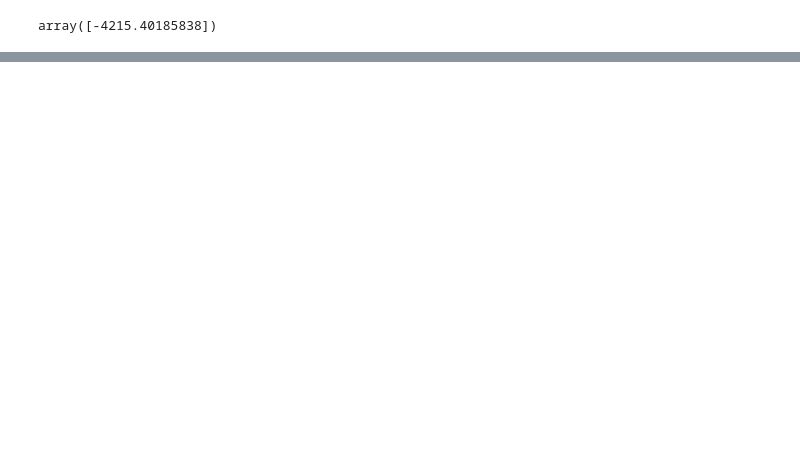
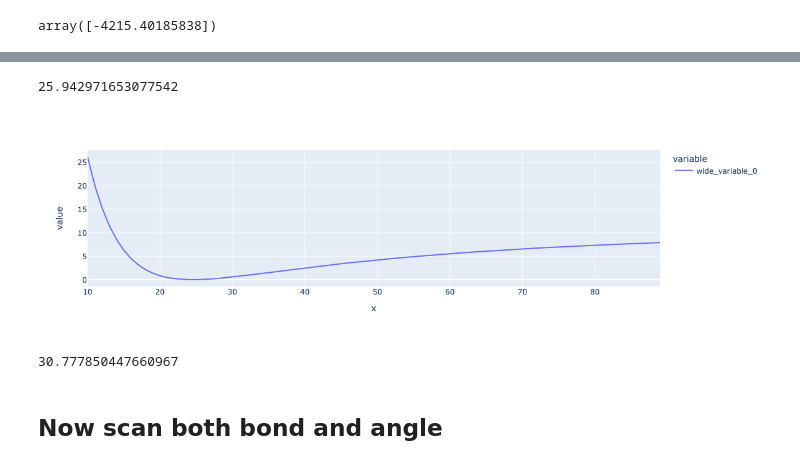
Before and after one commit to laserchemist/MD_MLPES, a Jupyter notebook: code/sgdml.ipynb, the cells around one changed output, grey strips where cells are left out. Drawn from its saved outputs; the diff is of its cells as text; code cells hidden in the pictures; blank space fills up the shorter version.

```diff
--- a/code/sgdml.ipynb
+++ b/code/sgdml.ipynb
@@ -185 +187,29 @@ fig.show()
 [figure]
+# %%
+mol.get_angle(1,2,7)
+# %% [output]
+25.942971653077542
+# %%
+mol.set_angle(1,2,7, 20)
+mol.set_distance(2,8, 0.97) # O-H distance
+# %%
+ena = np.array([])
+ang = np.array([])
+for a in np.arange(10,90,1):
+    mol.set_angle(1,2,7,a) # O-H distance
+    ang = np.append(ang,mol.get_angle(1,2,7))
+    ena = np.append(ena,mol.get_potential_energy())
+# %%
+ena = ena - min(ena) # Remove minimum energy offset
+# %%
+fig = px.line(x=ang, y=[ena])
+
+fig.show()
+# %% [output]
+[figure, added]
+# %%
+max(ena)
+# %% [output]
+30.777850447660967
+# %% [markdown]
+## Now scan both bond and angle
```
Also changed, not shown: parts of 8 cells of this notebook.
